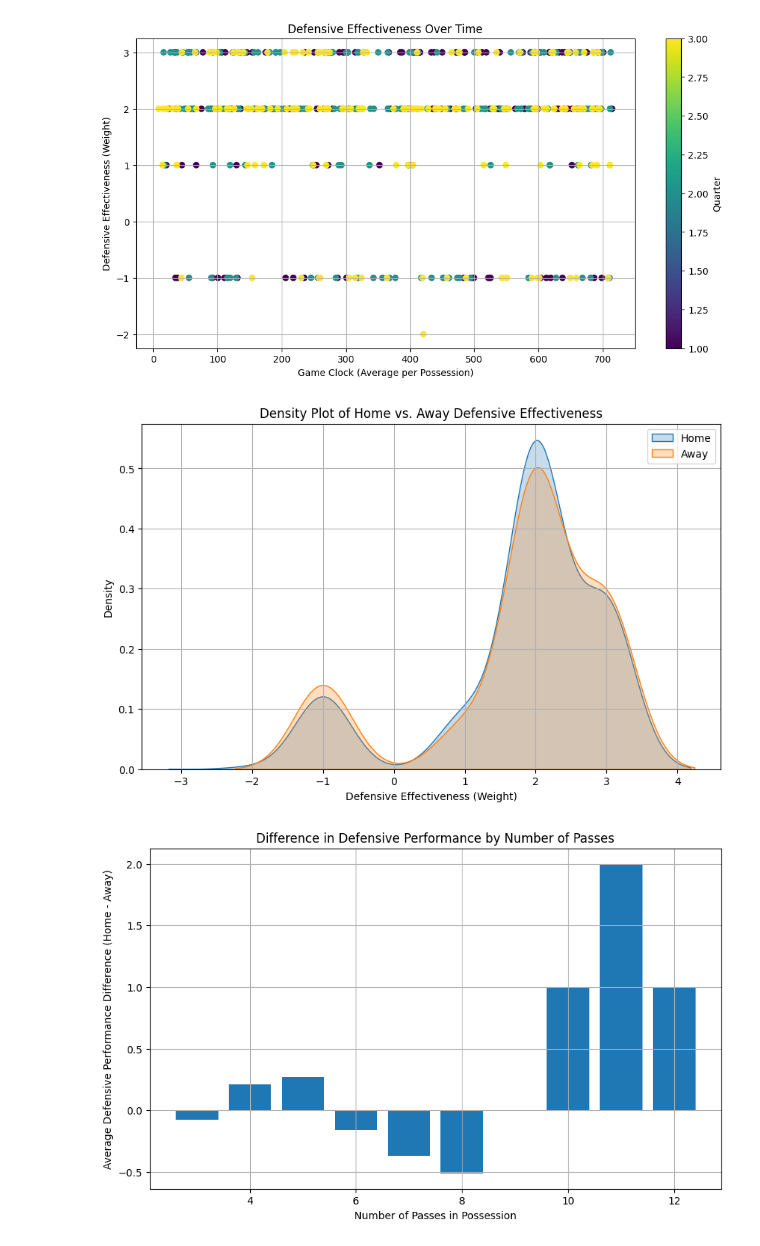
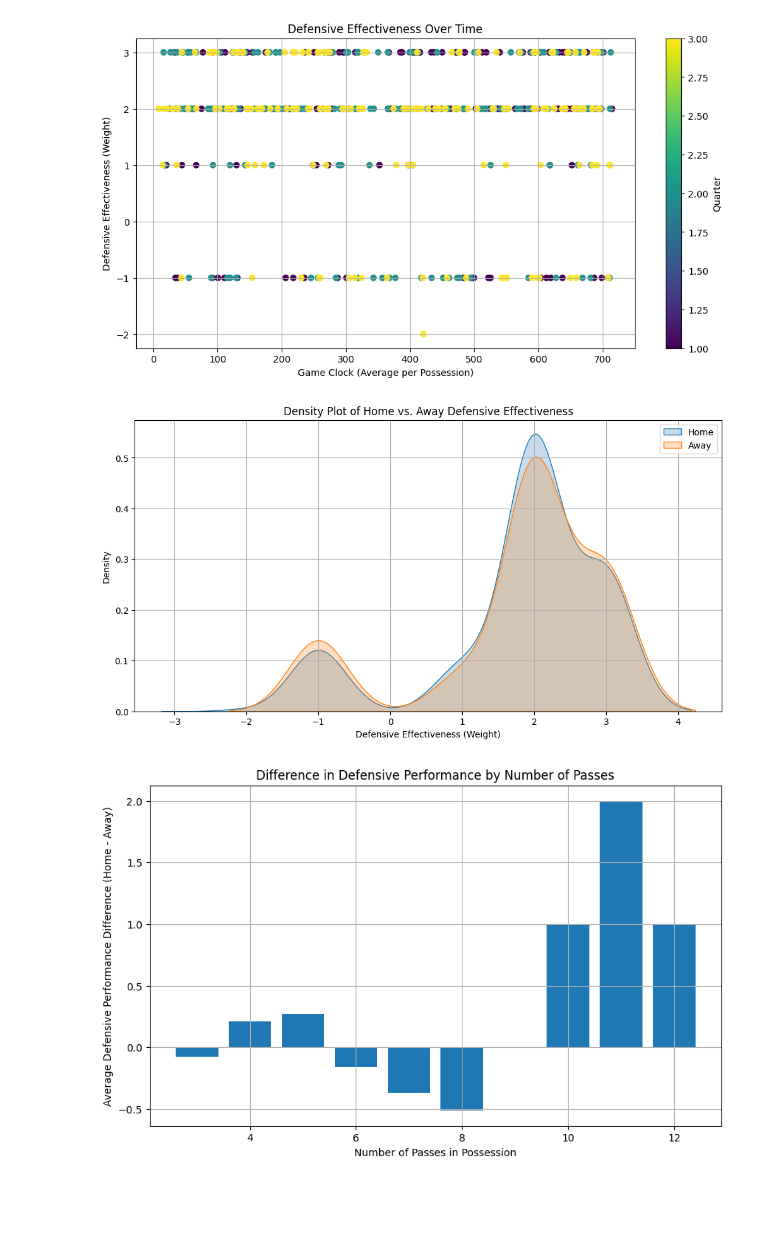
Before and after one commit to Jonathannsegal/networks, a Jupyter notebook: analysis.ipynb, the cells around one changed output. Saved outputs shown, nothing was run; the diff lists cells and outputs as text; code cells hidden in the pictures; blank space fills up the shorter version.

```diff
--- a/analysis.ipynb
+++ b/analysis.ipynb
@@ -134,35 +134,35 @@ def determine_defending_team(passes, home_players, guest_players):
     else:
         return 'home'
 
 def perform_density_analysis():
     possessions = read_data_for_jonathan()
 
     home_defense_weights = []
     away_defense_weights = []
 
     for possession in possessions:
         if 'Passes' in possession and possession['Passes']:
             defending_team = determine_defending_team(possession['Passes'],
                                                       possession['Passes'][0]['snapshots'][0]['HomePlayers'],
                                                       possession['Passes'][0]['snapshots'][0]['GuestPlayers'])
             if defending_team == 'home':
                 home_defense_weights.append(possession['Weight'])
             else:
                 away_defense_weights.append(possession['Weight'])
 
     # Density Plot
-    plt.figure(figsize=(10, 6))
+    plt.figure(figsize=(12, 6))
     sns.kdeplot(home_defense_weights, label='Home', fill=True)
     sns.kdeplot(away_defense_weights, label='Away', fill=True)
     plt.xlabel('Defensive Effectiveness (Weight)')
     plt.title('Density Plot of Home vs. Away Defensive Effectiveness')
     plt.legend()
     plt.grid(True)
     plt.show()
 
 perform_density_analysis()
 # %% [output]
-[figure, old version]
+[figure, new version]
 # %%
 import numpy as np
 import matplotlib.pyplot as plt
```
Also changed, not shown: parts of 1 cell of this notebook.
